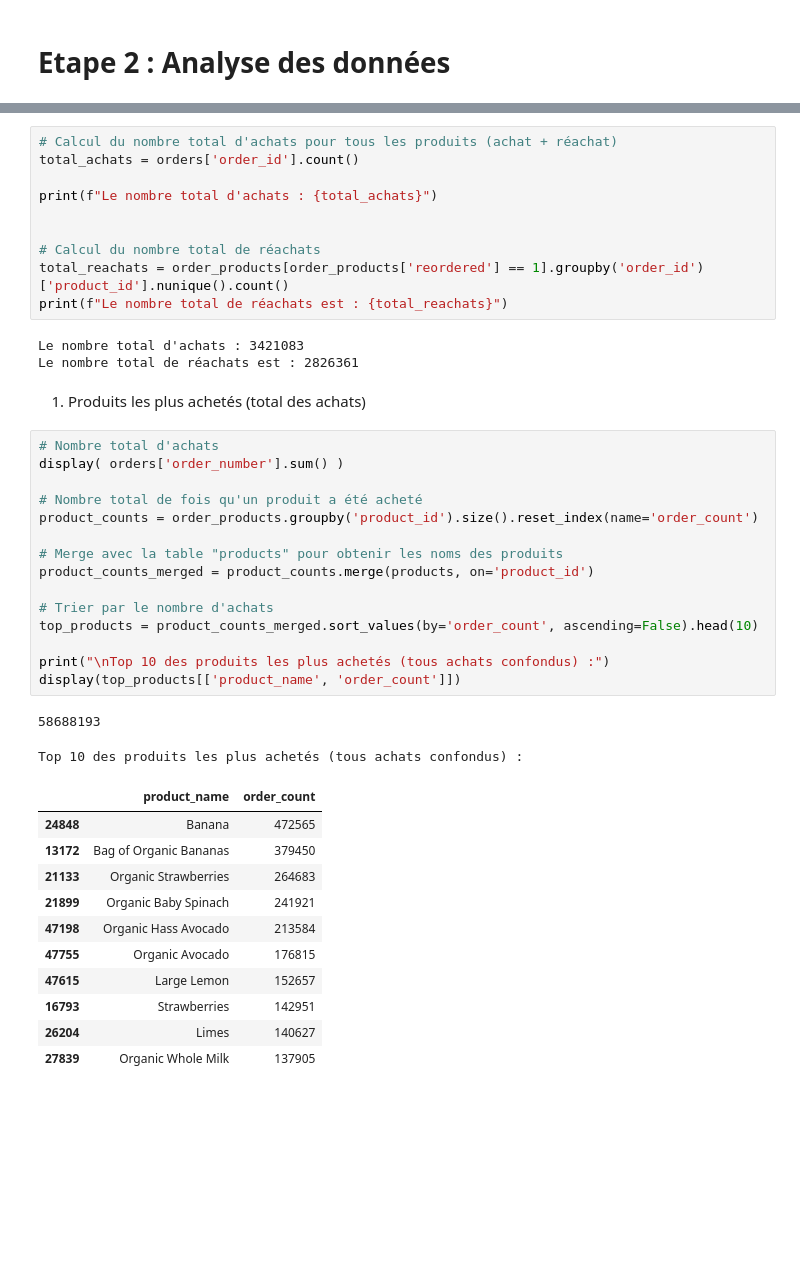
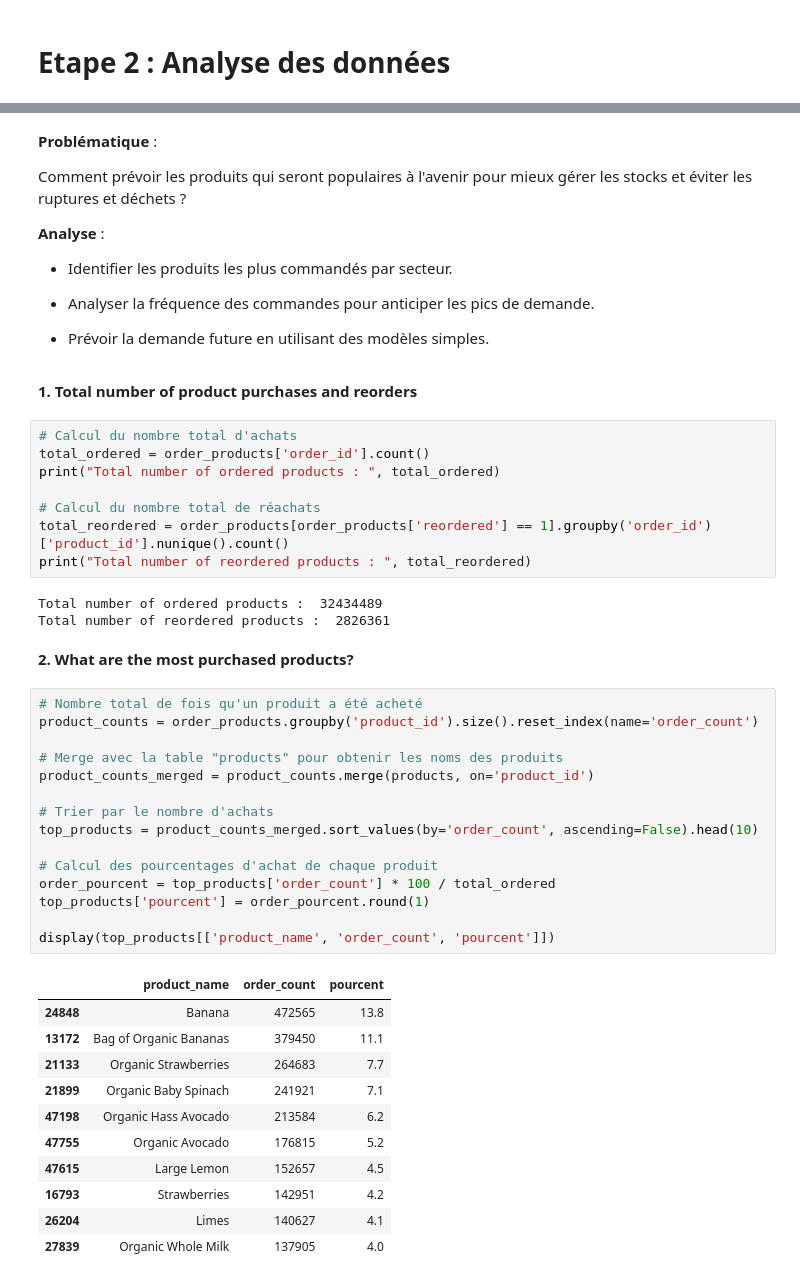
Before and after one commit to LisaRXN/bigdata_python, a Jupyter notebook: Untitled2.ipynb, the cells around one changed output, grey strips where cells are left out. Saved outputs shown, nothing was run; the diff lists cells and outputs as text; blank space fills up the shorter version.

```diff
--- a/Untitled2.ipynb
+++ b/Untitled2.ipynb
@@ -106,44 +115,53 @@ Nombre total d'achats
+# %% [markdown]
+**Problématique** :
+
+Comment prévoir les produits qui seront populaires à l'avenir pour mieux gérer les stocks et éviter les ruptures et déchets ?
+
+**Analyse**  :
+
+*   Identifier les produits les plus commandés par secteur.
+
+*   Analyser la fréquence des commandes pour anticiper les pics de demande.
+*   Prévoir la demande future en utilisant des modèles simples.
+# %% [markdown]
+**1. Total number of product purchases and reorders**
 # %%
-# Calcul du nombre total d'achats pour tous les produits (achat + réachat)
-total_achats = orders['order_id'].count()
-
-print(f"Le nombre total d'achats : {total_achats}")
-
+# Calcul du nombre total d'achats
+total_ordered = order_products['order_id'].count()
+print("Total number of ordered products : ", total_ordered)
 
 # Calcul du nombre total de réachats
-total_reachats = order_products[order_products['reordered'] == 1].groupby('order_id')['product_id'].nunique().count()
-print(f"Le nombre total de réachats est : {total_reachats}")
+total_reordered = order_products[order_products['reordered'] == 1].groupby('order_id')['product_id'].nunique().count()
+print("Total number of reordered products : ", total_reordered)
 # %% [output]
-Le nombre total d'achats : 3421083
-Le nombre total de réachats est : 2826361
+Total number of ordered products :  32434489
+Total number of reordered products :  2826361
-# %% [markdown]
-1. Produits les plus achetés (total des achats)
+# %% [markdown]
+**2. What are the most purchased products?**
 # %%
-# Nombre total d'achats
-display( orders['order_number'].sum() )
-
 # Nombre total de fois qu'un produit a été acheté
 product_counts = order_products.groupby('product_id').size().reset_index(name='order_count')
 
 # Merge avec la table "products" pour obtenir les noms des produits
 product_counts_merged = product_counts.merge(products, on='product_id')
 
 # Trier par le nombre d'achats
 top_products = product_counts_merged.sort_values(by='order_count', ascending=False).head(10)
 
-print("\nTop 10 des produits les plus achetés (tous achats confondus) :")
-display(top_products[['product_name', 'order_count']])
+# Calcul des pourcentages d'achat de chaque produit
+order_pourcent = top_products['order_count'] * 100 / total_ordered
+top_products['pourcent'] = order_pourcent.round(1)
+
+display(top_products[['product_name', 'order_count', 'pourcent']])
 # %% [output]
-58688193
-Top 10 des produits les plus achetés (tous achats confondus) :
-|  | product_name | order_count |
-| 24848 | Banana | 472565 |
-| 13172 | Bag of Organic Bananas | 379450 |
-| 21133 | Organic Strawberries | 264683 |
-| 21899 | Organic Baby Spinach | 241921 |
-| 47198 | Organic Hass Avocado | 213584 |
-| 47755 | Organic Avocado | 176815 |
-| 47615 | Large Lemon | 152657 |
-| 16793 | Strawberries | 142951 |
-| 26204 | Limes | 140627 |
-| 27839 | Organic Whole Milk | 137905 |
+|  | product_name | order_count | pourcent |
+| 24848 | Banana | 472565 | 13.8 |
+| 13172 | Bag of Organic Bananas | 379450 | 11.1 |
+| 21133 | Organic Strawberries | 264683 | 7.7 |
+| 21899 | Organic Baby Spinach | 241921 | 7.1 |
+| 47198 | Organic Hass Avocado | 213584 | 6.2 |
+| 47755 | Organic Avocado | 176815 | 5.2 |
+| 47615 | Large Lemon | 152657 | 4.5 |
+| 16793 | Strawberries | 142951 | 4.2 |
+| 26204 | Limes | 140627 | 4.1 |
+| 27839 | Organic Whole Milk | 137905 | 4.0 |
```
Also changed, not shown: parts of 22 cells of this notebook.
